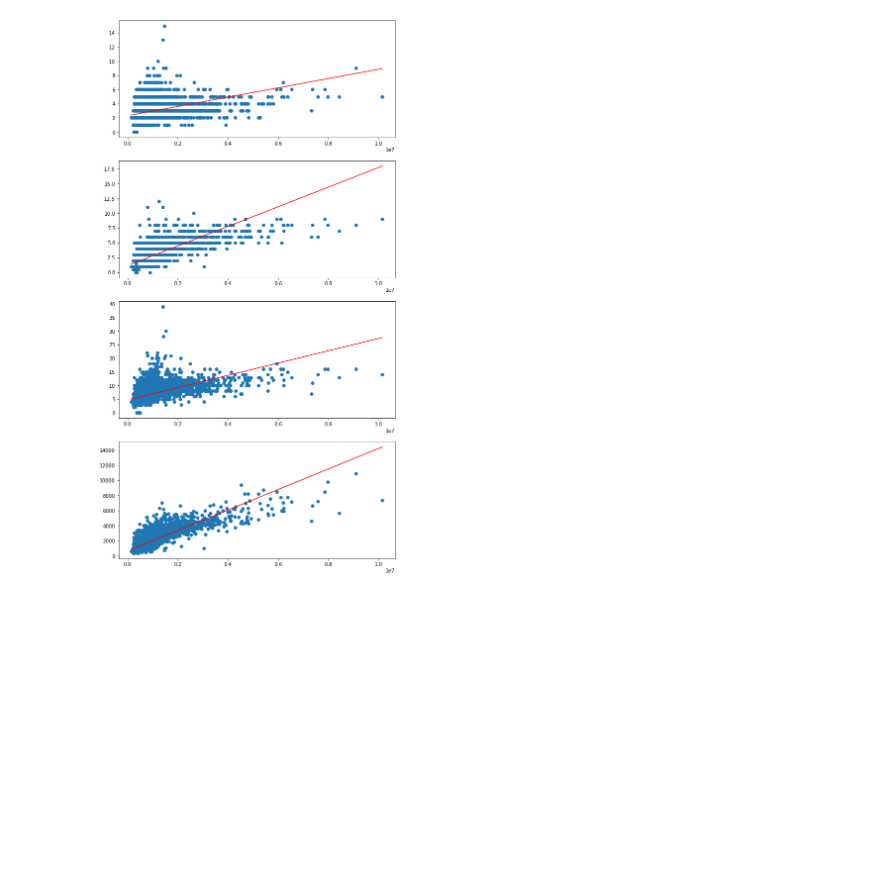
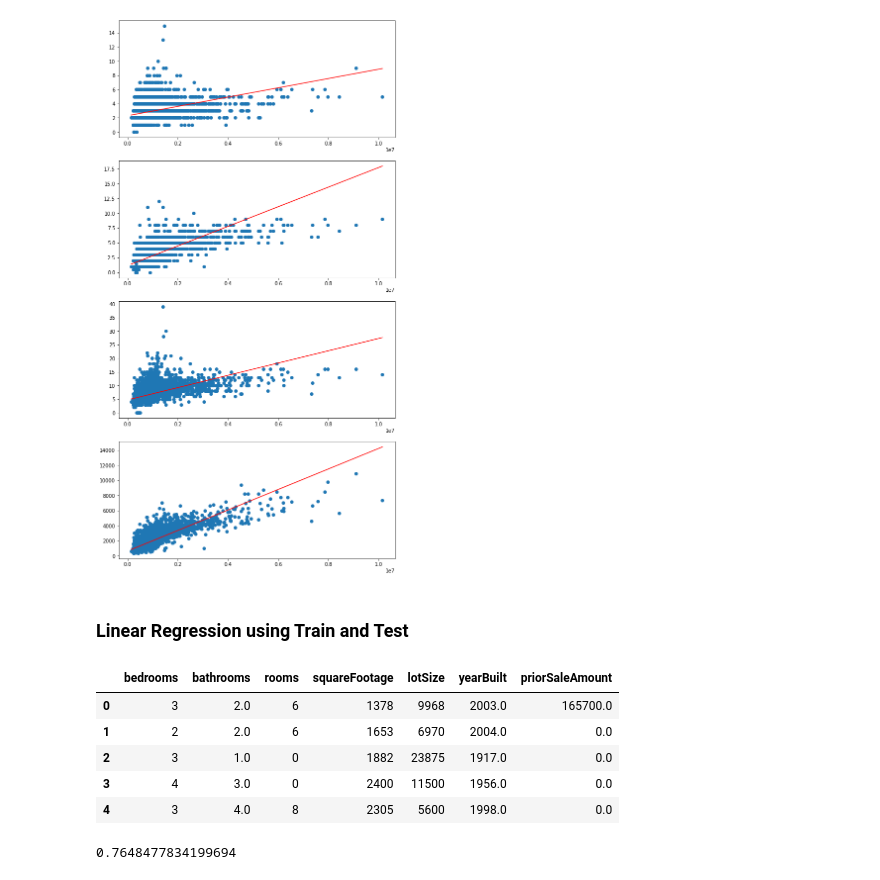
Before and after one commit to dborowski16/predicting-home-prices, a Jupyter notebook: ipynb_notebooks/home_price_nb.ipynb, the cells around one changed output. Cells and saved outputs as stored; diff of their text form; code cells hidden in the pictures; blank space fills up the shorter version.

```diff
--- a/ipynb_notebooks/home_price_nb.ipynb
+++ b/ipynb_notebooks/home_price_nb.ipynb
@@ -49,0 +94,2 @@ df.describe()
+# %%
+X=X.drop('cluster', axis=1)
@@ -49,0 +98,5 @@ df.describe()
+# %%
+for i in range(3,10):
+    kmeans=KMeans(n_clusters=i).fit(X)
+    labels = kmeans.labels_
+    print (silhouette_score(X, labels))
@@ -60,12 +123,3 @@ def lrl(x,y):
     y_max = model.predict(x_max)
 
     return x_min, x_max, y_min, y_max
-# %%
-X = df.estimated_value.values.reshape(-1,1)
-y = df.bedrooms.values.reshape(-1,1)
-y2 = df.bathrooms.values.reshape(-1,1)
-y3 = df.squareFootage.values.reshape(-1,1)
-
-# x_min, x_max, y_min, y_max = lrl(X,y)
-# x_min, x_max, y_min, y_max = lrl(X,y2)
-# x_min, x_max, y_min, y_max = lrl(X,y3)
@@ -84,3 +140,5 @@ for i in range (7,11):
     axs[i-7].plot([x_min[0], x_max[0]], [y_min[0], y_max[0]], c='red')
 # %% [output]
 [figure]
+# %% [markdown]
+### Linear Regression using Train and Test
@@ -86,0 +153,9 @@ for i in range (7,11):
+# %%
+X.head()
+# %% [output]
+|  | bedrooms | bathrooms | rooms | squareFootage | lotSize | yearBuilt | priorSaleAmount |
+| 0 | 3 | 2.0 | 6 | 1378 | 9968 | 2003.0 | 165700.0 |
+| 1 | 2 | 2.0 | 6 | 1653 | 6970 | 2004.0 | 0.0 |
+| 2 | 3 | 1.0 | 0 | 1882 | 23875 | 1917.0 | 0.0 |
+| 3 | 4 | 3.0 | 0 | 2400 | 11500 | 1956.0 | 0.0 |
+| 4 | 3 | 4.0 | 8 | 2305 | 5600 | 1998.0 | 0.0 |
@@ -86,0 +164,6 @@ for i in range (7,11):
+# %%
+lg = LinearRegression()
+lg.fit(X,y)
+lg.score(X,y)
+# %% [output]
+0.7648477834199694
```
Also changed, not shown: parts of 17 cells of this notebook.
